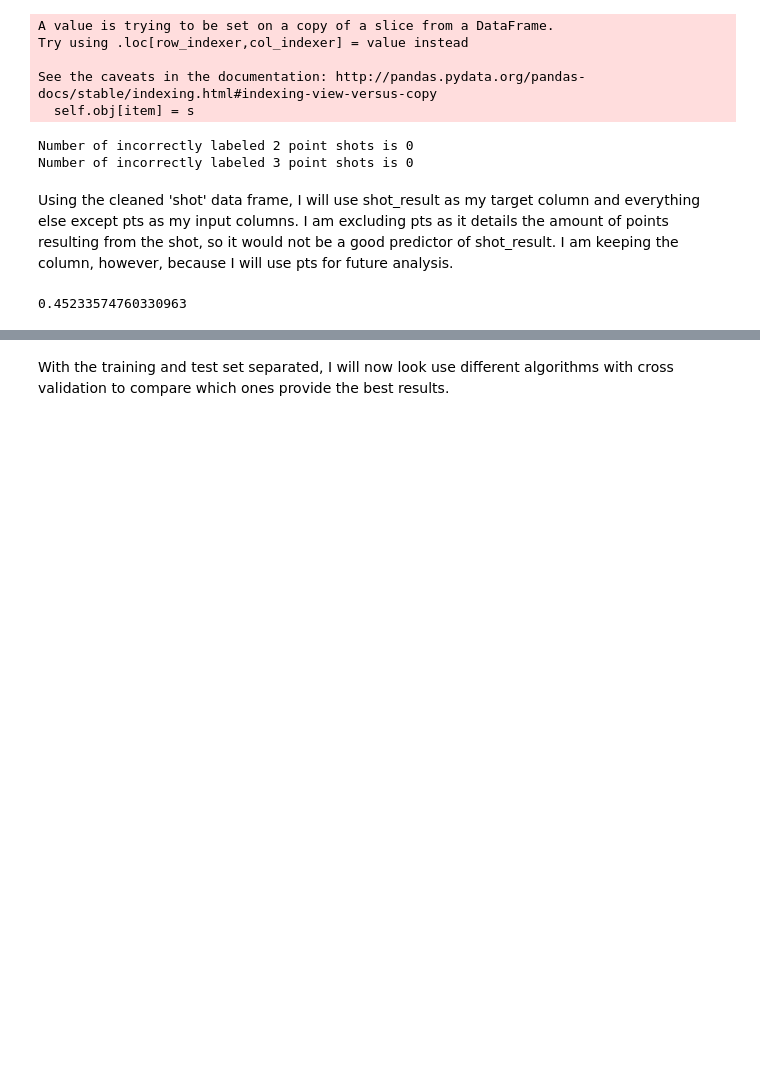
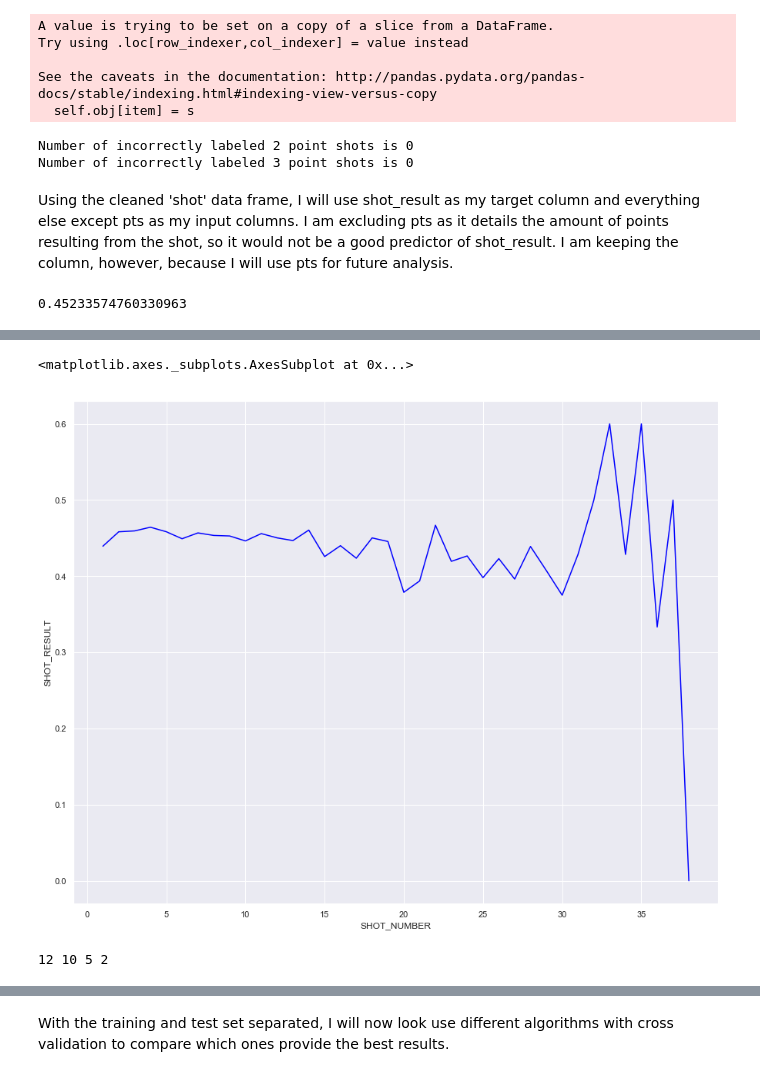
Before and after one commit to ray-chen-930/nba-shot-value-predictor, a Jupyter notebook: Capstone Project 1.ipynb, the cells around one changed output, grey strips where cells are left out. Cells and saved outputs as stored; diff of their text form; code cells hidden in the pictures; blank space fills up the shorter version.

```diff
--- a/Capstone Project 1.ipynb
+++ b/Capstone Project 1.ipynb
@@ -417,0 +305,14 @@ shot_X = shot[['SHOT_NUMBER', 'DRIBBLES', 'TOUCH_TIME', 'SHOT_CLOCK',
+# %%
+# comparing makes and misses for shot number.  Usually when a player takes many shots, they have been doing
+# well up until that point and usually star players, so it is possible that the higher the shot number is, the
+# more likely it is for that shot to go in.
+
+plt.figure(figsize = (15,12))
+sns.lineplot(x = shot.SHOT_NUMBER, y = shot.SHOT_RESULT, ci = None, color = 'blue')
+# %% [output]
+<matplotlib.axes._subplots.AxesSubplot at 0x...>
+[figure, added]
+# %%
+print(sum(shot.SHOT_NUMBER == 32), sum(shot.SHOT_NUMBER == 33), sum(shot.SHOT_NUMBER == 35),sum(shot.SHOT_NUMBER == 37))
+# %% [output]
+12 10 5 2
```
Also changed, not shown: parts of 58 cells of this notebook, 1 other file.
